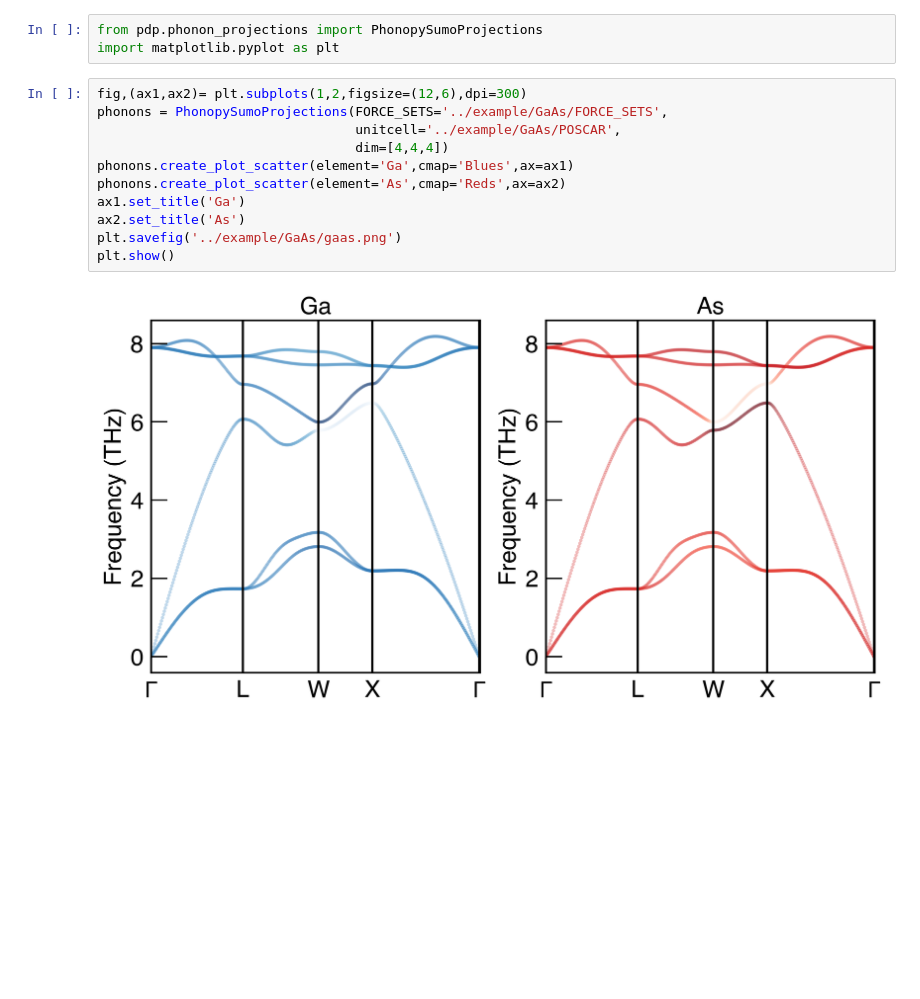
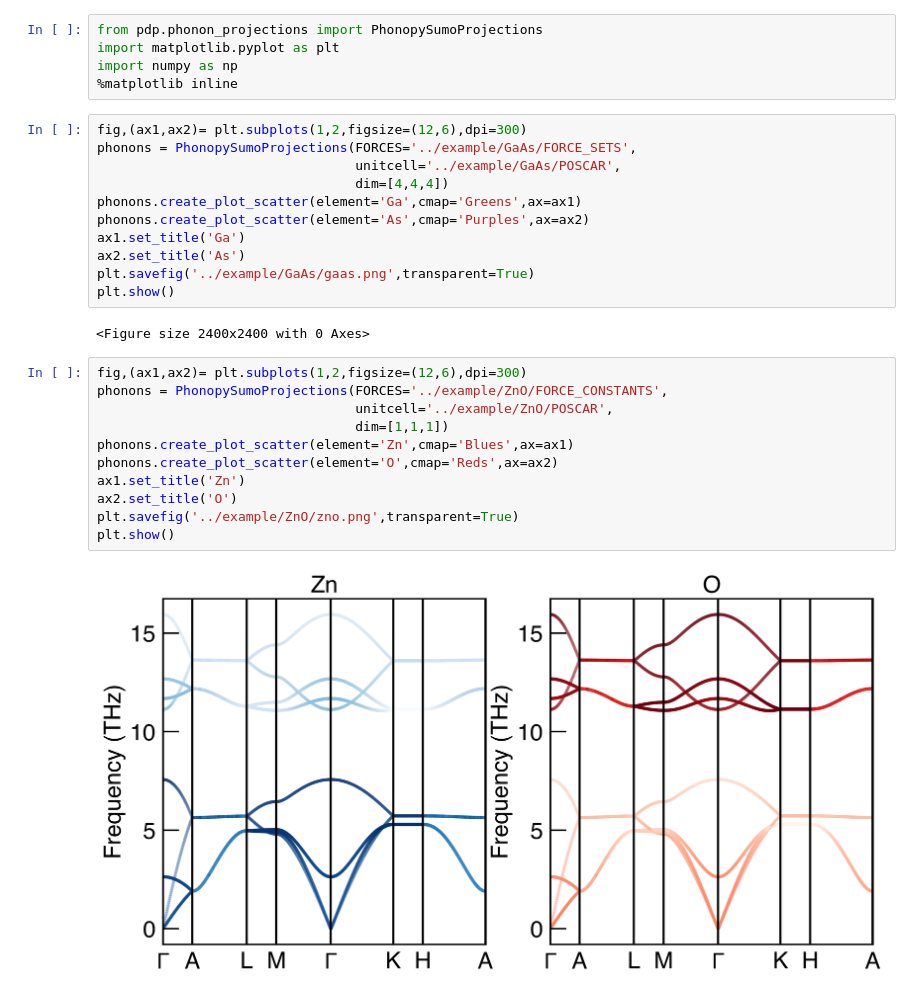
Before and after one commit to badw/phonon-dispersion-projections, a Jupyter notebook: notebooks/phonon_grabber.ipynb, the cells around one changed output. Cells and saved outputs as stored; diff of their text form; blank space fills up the shorter version.

```diff
--- a/notebooks/phonon_grabber.ipynb
+++ b/notebooks/phonon_grabber.ipynb
@@ -1,16 +1,31 @@
 # %%
 from pdp.phonon_projections import PhonopySumoProjections
 import matplotlib.pyplot as plt
+import numpy as np
+%matplotlib inline
 # %%
 fig,(ax1,ax2)= plt.subplots(1,2,figsize=(12,6),dpi=300)
-phonons = PhonopySumoProjections(FORCE_SETS='../example/GaAs/FORCE_SETS',
+phonons = PhonopySumoProjections(FORCES='../example/GaAs/FORCE_SETS',
                                  unitcell='../example/GaAs/POSCAR',
                                  dim=[4,4,4])
-phonons.create_plot_scatter(element='Ga',cmap='Blues',ax=ax1)
-phonons.create_plot_scatter(element='As',cmap='Reds',ax=ax2)
+phonons.create_plot_scatter(element='Ga',cmap='Greens',ax=ax1)
+phonons.create_plot_scatter(element='As',cmap='Purples',ax=ax2)
 ax1.set_title('Ga')
 ax2.set_title('As')
-plt.savefig('../example/GaAs/gaas.png')
+plt.savefig('../example/GaAs/gaas.png',transparent=True)
 plt.show()
 # %% [output]
-[figure, removed]
+<Figure size 2400x2400 with 0 Axes>
+# %%
+fig,(ax1,ax2)= plt.subplots(1,2,figsize=(12,6),dpi=300)
+phonons = PhonopySumoProjections(FORCES='../example/ZnO/FORCE_CONSTANTS',
+                                 unitcell='../example/ZnO/POSCAR',
+                                 dim=[1,1,1])
+phonons.create_plot_scatter(element='Zn',cmap='Blues',ax=ax1)
+phonons.create_plot_scatter(element='O',cmap='Reds',ax=ax2)
+ax1.set_title('Zn')
+ax2.set_title('O')
+plt.savefig('../example/ZnO/zno.png',transparent=True)
+plt.show()
+# %% [output]
+[figure, added]
```
Also changed, not shown: parts of 1 cell of this notebook, 6 other files.
